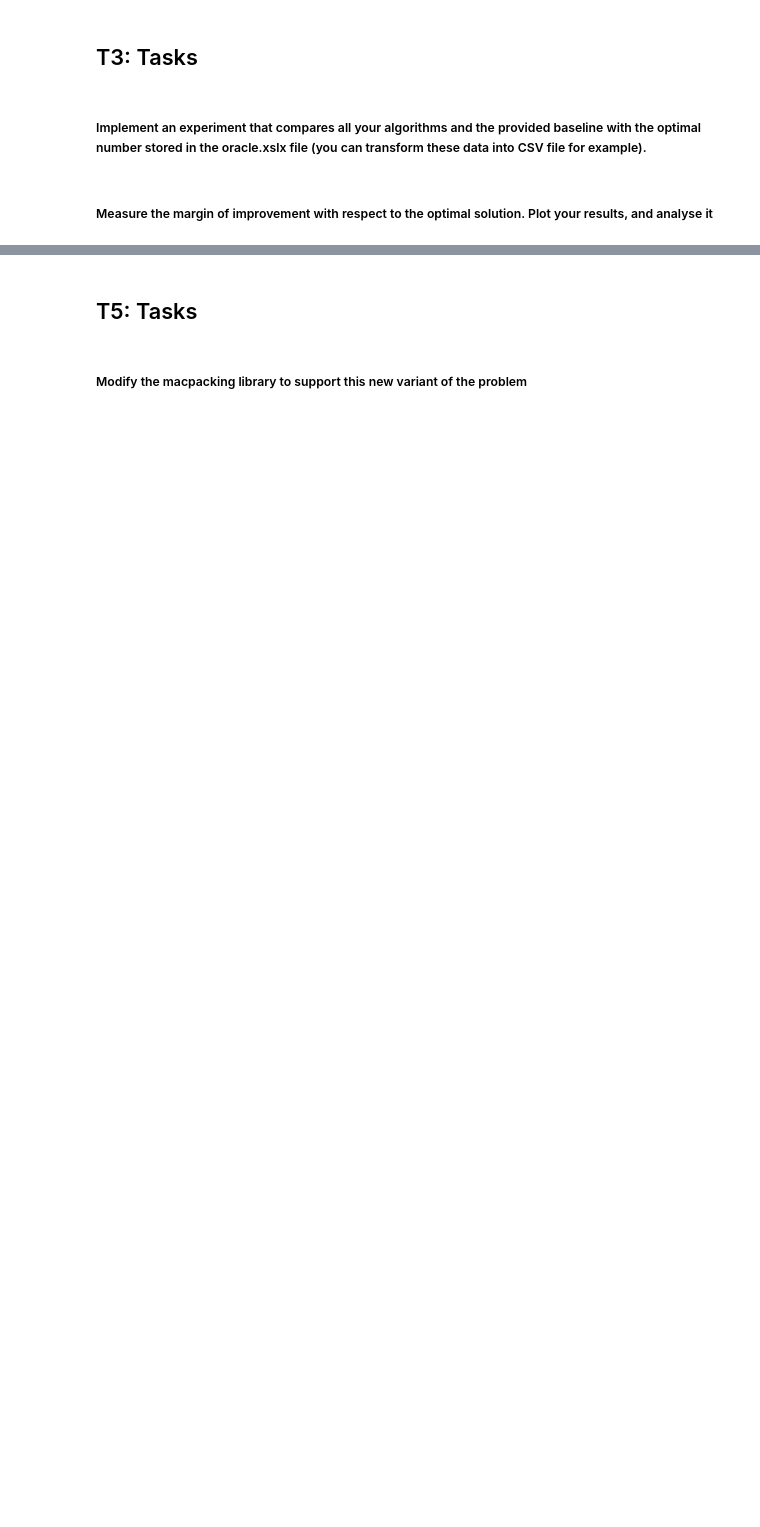
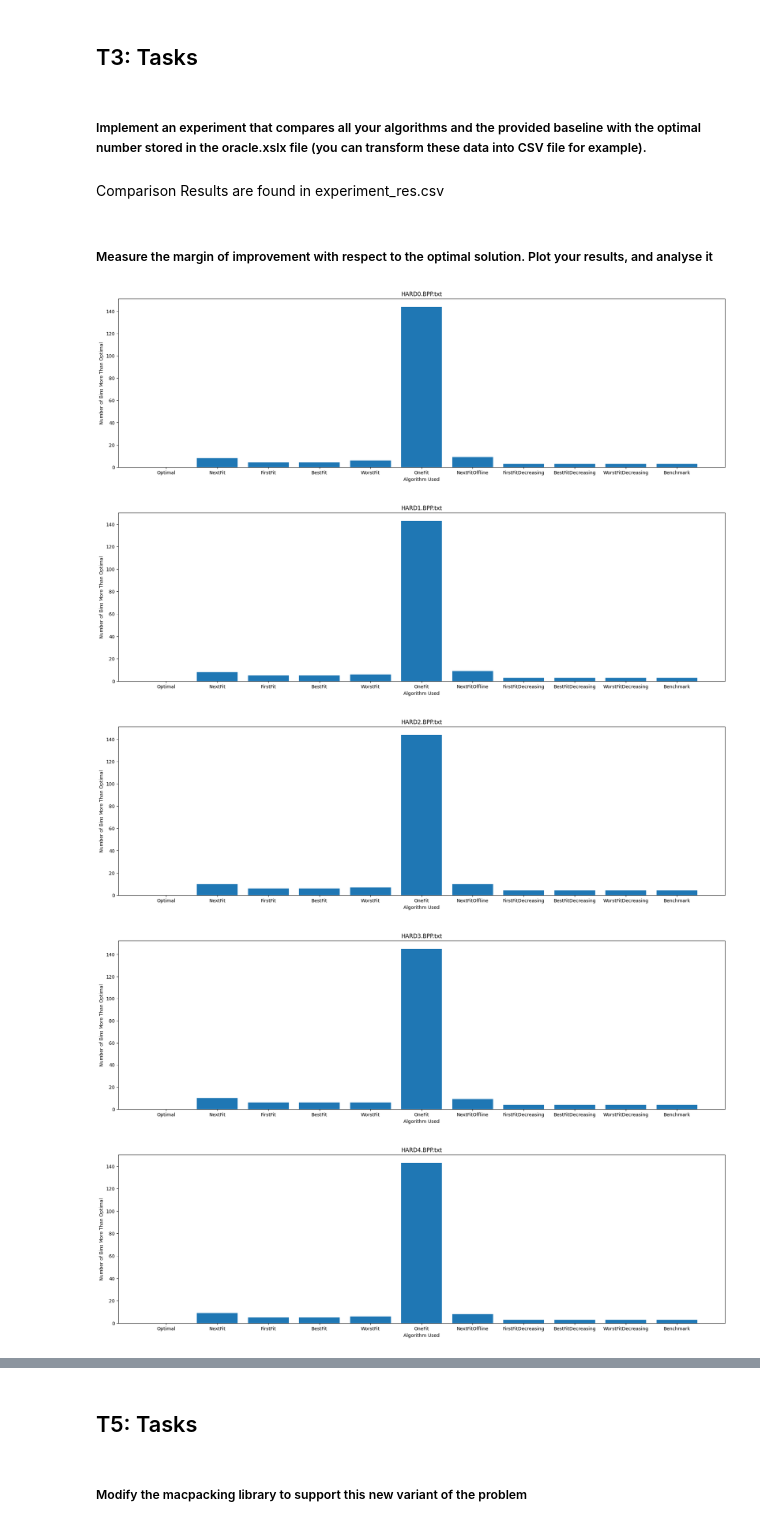
Before and after one commit to nivethakuruparan/bin-packing, a Jupyter notebook: report.ipynb, the cells around one changed output, grey strips where cells are left out. Cells and saved outputs as stored; diff of their text form; code cells hidden in the pictures; blank space fills up the shorter version.

```diff
--- a/report.ipynb
+++ b/report.ipynb
@@ -302,5 +328,16 @@ prettyfy_plot(fig, axes, w = 10, h = 20)
 ## T3: Tasks
 # %% [markdown]
 ##### Implement an experiment that compares all your algorithms and the provided baseline with the optimal number stored in the oracle.xslx file (you can transform these data into CSV file for example).
+# %% [markdown]
+Comparison Results are found in experiment_res.csv
 # %% [markdown]
 ##### Measure the margin of improvement with respect to the optimal solution. Plot your results, and analyse it
+# %%
+import experiment_moi as em
+em.main()
+# %% [output]
+[figure, added]
+[figure, added]
+[figure, added]
+[figure, added]
+[figure, added]
```
Also changed, not shown: parts of 12 cells of this notebook, 5 other files.
